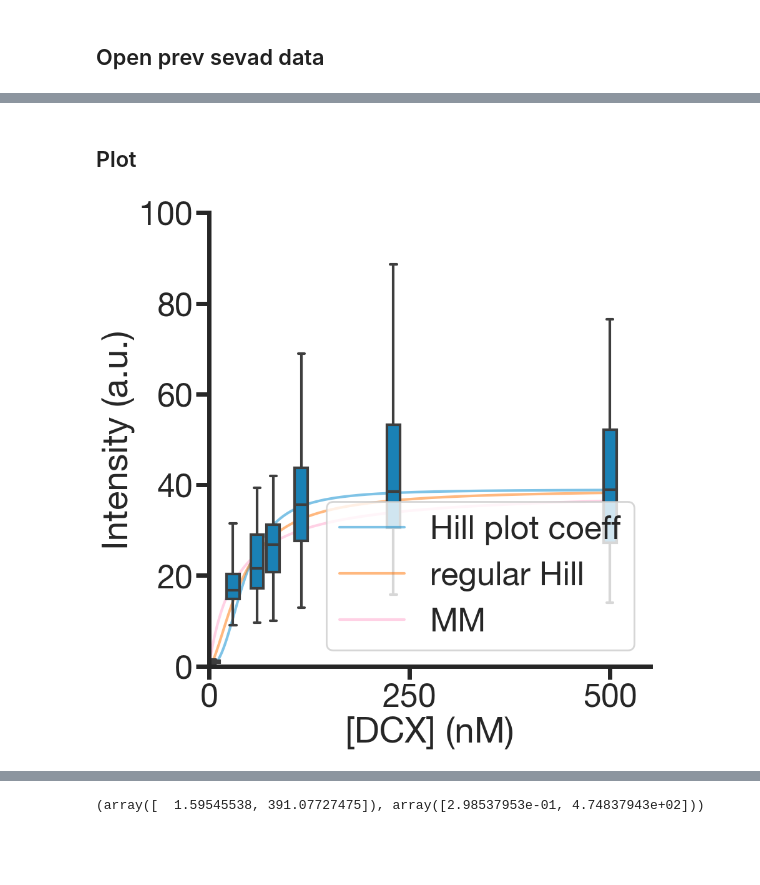
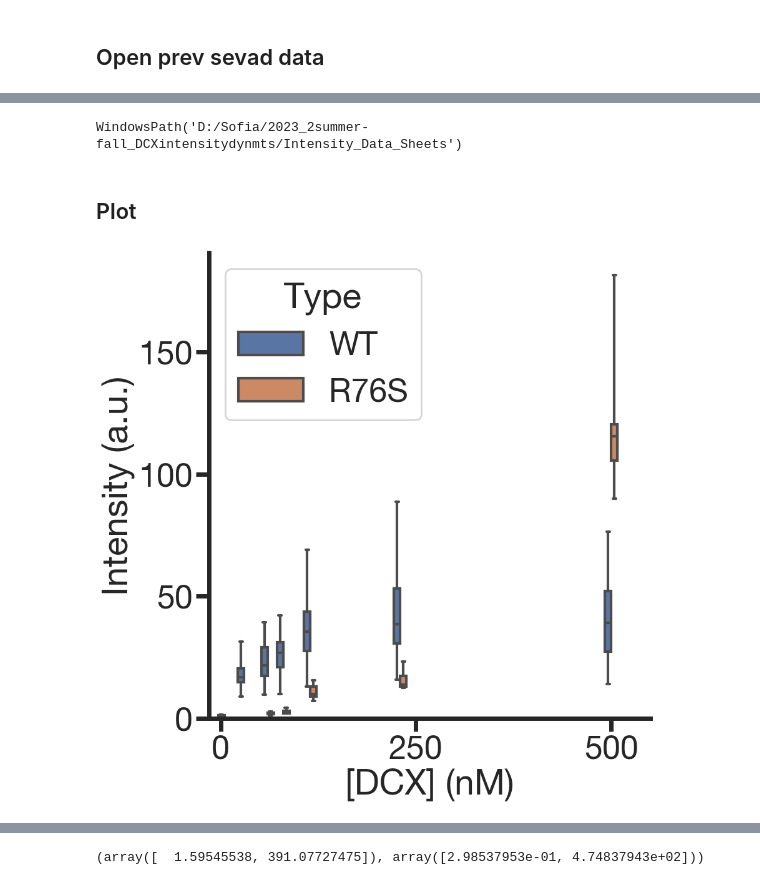
Before and after one commit to sofiacruzt/sofia-brouhardlab, a Jupyter notebook: dynamics/EJCB2023/Intensity-medianBkgrdSubs.ipynb, the cells around one changed output, grey strips where cells are left out. Saved outputs shown, nothing was run; the diff lists cells and outputs as text; code cells hidden in the pictures; blank space fills up the shorter version.

```diff
--- a/dynamics/EJCB2023/Intensity-medianBkgrdSubs.ipynb
+++ b/dynamics/EJCB2023/Intensity-medianBkgrdSubs.ipynb
@@ -203,6 +208,10 @@ data
 # %%
 newmydir = Path(askFitParam)
 newmydir = newmydir.parent
+# %%
+newmydir
+# %% [output]
+WindowsPath('D:/Sofia/2023_2summer-fall_DCXintensitydynmts/Intensity_Data_Sheets')
 # %% [markdown]
 ## Plot ##
 # %%
@@ -211,38 +220,38 @@ grey20 = '#C5C5C5'
 # %%
 sns.set_style({'font.family':'Helvetica Neue LT Std', 'font.serif':'Helvetica Neue LT Std'})
 fig, ax = plt.subplots(1,1,figsize=(10,10))
 
 # ax = sns.boxplot(x= DCXconc, y='Mean', data=data, whis=np.inf,linewidth=3,native_scale=True)
 # ax = sns.swarmplot(x=DCXconc, y='Mean', data=data, hue='Date', size=5,native_scale=True , palette = [grey00, grey20])
 
 
 #ax = sns.swarmplot(x=DCXconc, y='Intensity (a.u.)', data=data, size=6,native_scale=True)
 x0 = np.arange(0, 500, 1)
-ax.plot(x0, hillEQ(x0,p[0], np.exp(-p[1])), lw=3,ls= '-',alpha = 0.5, color = cyan)
-ax.plot(x0, hillEQ(x0,C1H, C2H), lw=3,ls= '-',alpha = 0.5, color = orange)
-ax.plot(x0, MMEQ(x0,C1M), lw=3,ls= '-',alpha = 0.5, color = pink)
+# ax.plot(x0, hillEQ(x0,p[0], np.exp(-p[1])), lw=3,ls= '-',alpha = 0.5, color = cyan)
+# ax.plot(x0, hillEQ(x0,C1H, C2H), lw=3,ls= '-',alpha = 0.5, color = orange)
+# ax.plot(x0, MMEQ(x0,C1M), lw=3,ls= '-',alpha = 0.5, color = pink)
 
-ax.legend(('Hill plot coeff', 'regular Hill','MM'),loc='lower right')
+# ax.legend(('Hill plot coeff', 'regular Hill','MM'),loc='lower right')
 
-ax = sns.boxplot(x= DCXconc, y='Intensity (a.u.)', data=data, whis=np.inf,linewidth=3,native_scale=True, color = cyan)
+ax = sns.boxplot(x= DCXconc, y='Intensity (a.u.)', data=data,hue = 'Type', whis=np.inf,linewidth=3,native_scale=True)
 #ax.legend('')
 ax.set_xlabel(DCXconc)
 
-ax.set_xlim(0,550)
-ax.set_ylim(0,100)
+ax.set_xlim(-15,550)
+ax.set_ylim(0,)
 ax.set_xticks(np.arange(0, 501, 250))
 sns.set_style("ticks")
 sns.despine()
 ax.spines['left'].set_lw(5)
 ax.spines['bottom'].set_lw(5)
 ax.tick_params(axis='both', width = 5, length = 15)
 sns.set_context("poster", font_scale=1.7, rc={"lines.linewidth":3.0})
 
 plt.tight_layout()
 
 plt.savefig(newmydir/('intensity_'+date+'.pdf'))
 # %% [output]
-[figure, old version]
+[figure, new version]
 # %%
 sns.set_style({'font.family':'Helvetica Neue LT Std', 'font.serif':'Helvetica Neue LT Std'})
 fig, ax = plt.subplots(1,1,figsize=(15,10))
```
Also changed, not shown: parts of 25 cells of this notebook, 2 other files.
